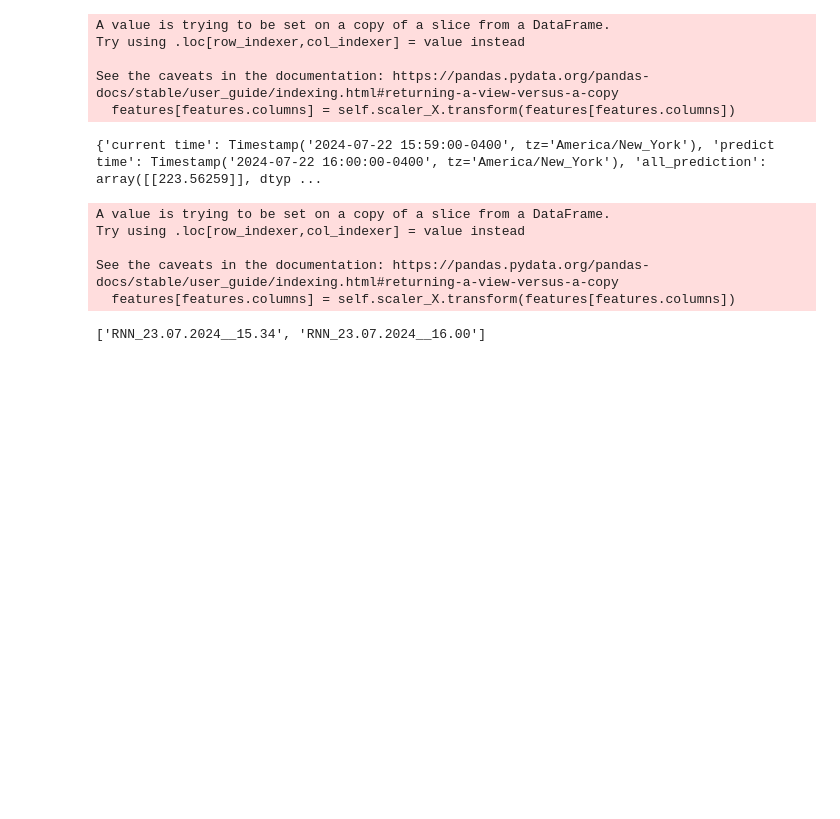
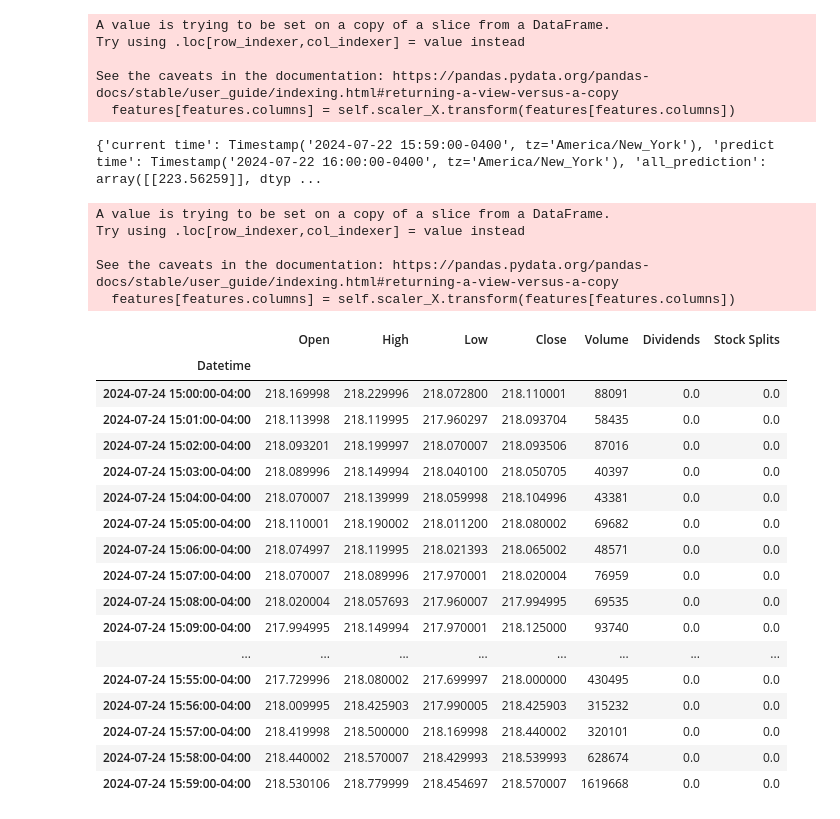
Before and after one commit to Philipp-Ro/timeseries_forcast_in_finance_MLops, a Jupyter notebook: fetch_n_train.ipynb, the cells around one changed output. Cells and saved outputs as stored; diff of their text form; code cells hidden in the pictures; blank space fills up the shorter version.

```diff
--- a/fetch_n_train.ipynb
+++ b/fetch_n_train.ipynb
@@ -568,9 +320,44 @@ Try using .loc[row_indexer,col_indexer] = value instead
 
 See the caveats in the documentation: https://pandas.pydata.org/pandas-docs/stable/user_guide/indexing.html#returning-a-view-versus-a-copy
   features[features.columns] = self.scaler_X.transform(features[features.columns])
-# %%
-x = "RNN_23.07.2024__15.34,RNN_23.07.2024__16.00"
-y =x.split(',')
-print(y)
-# %% [output]
-['RNN_23.07.2024__15.34', 'RNN_23.07.2024__16.00']
+# %%
+import yfinance as yf
+seq_length = 60
+ticker = 'AAPL'
+interval = '1m'
+stock = yf.Ticker(ticker)
+
+# Define the period to fetch enough data points
+interval_to_period = {
+            '1m': '1d',
+            '5m': '5d',
+            '15m': '10d',
+            '1h': '60d',
+            '1d': 'max'
+                }
+period = interval_to_period.get(interval, '1d')  # Default to '1d' if interval not found
+
+# Fetch historical data
+data = stock.history(period=period, interval=interval)
+        # Get the last x candles
+last_x_candles = data.tail(seq_length)
+last_x_candles
+# %% [output]
+|  | Open | High | Low | Close | Volume | Dividends | Stock Splits |
+| Datetime |  |  |  |  |  |  |  |
+| 2024-07-24 15:00:00-04:00 | 218.169998 | 218.229996 | 218.072800 | 218.110001 | 88091 | 0.0 | 0.0 |
+| 2024-07-24 15:01:00-04:00 | 218.113998 | 218.119995 | 217.960297 | 218.093704 | 58435 | 0.0 | 0.0 |
+| 2024-07-24 15:02:00-04:00 | 218.093201 | 218.199997 | 218.070007 | 218.093506 | 87016 | 0.0 | 0.0 |
+| 2024-07-24 15:03:00-04:00 | 218.089996 | 218.149994 | 218.040100 | 218.050705 | 40397 | 0.0 | 0.0 |
+| 2024-07-24 15:04:00-04:00 | 218.070007 | 218.139999 | 218.059998 | 218.104996 | 43381 | 0.0 | 0.0 |
+| 2024-07-24 15:05:00-04:00 | 218.110001 | 218.190002 | 218.011200 | 218.080002 | 69682 | 0.0 | 0.0 |
+| 2024-07-24 15:06:00-04:00 | 218.074997 | 218.119995 | 218.021393 | 218.065002 | 48571 | 0.0 | 0.0 |
+| 2024-07-24 15:07:00-04:00 | 218.070007 | 218.089996 | 217.970001 | 218.020004 | 76959 | 0.0 | 0.0 |
+| 2024-07-24 15:08:00-04:00 | 218.020004 | 218.057693 | 217.960007 | 217.994995 | 69535 | 0.0 | 0.0 |
+| 2024-07-24 15:09:00-04:00 | 217.994995 | 218.149994 | 217.970001 | 218.125000 | 93740 | 0.0 | 0.0 |
+| ... | ... | ... | ... | ... | ... | ... | ... |
+| 2024-07-24 15:55:00-04:00 | 217.729996 | 218.080002 | 217.699997 | 218.000000 | 430495 | 0.0 | 0.0 |
+| 2024-07-24 15:56:00-04:00 | 218.009995 | 218.425903 | 217.990005 | 218.425903 | 315232 | 0.0 | 0.0 |
+| 2024-07-24 15:57:00-04:00 | 218.419998 | 218.500000 | 218.169998 | 218.440002 | 320101 | 0.0 | 0.0 |
+| 2024-07-24 15:58:00-04:00 | 218.440002 | 218.570007 | 218.429993 | 218.539993 | 628674 | 0.0 | 0.0 |
+| 2024-07-24 15:59:00-04:00 | 218.530106 | 218.779999 | 218.454697 | 218.570007 | 1619668 | 0.0 | 0.0 |
```
Also changed, not shown: parts of 11 cells of this notebook, 5 other files.
